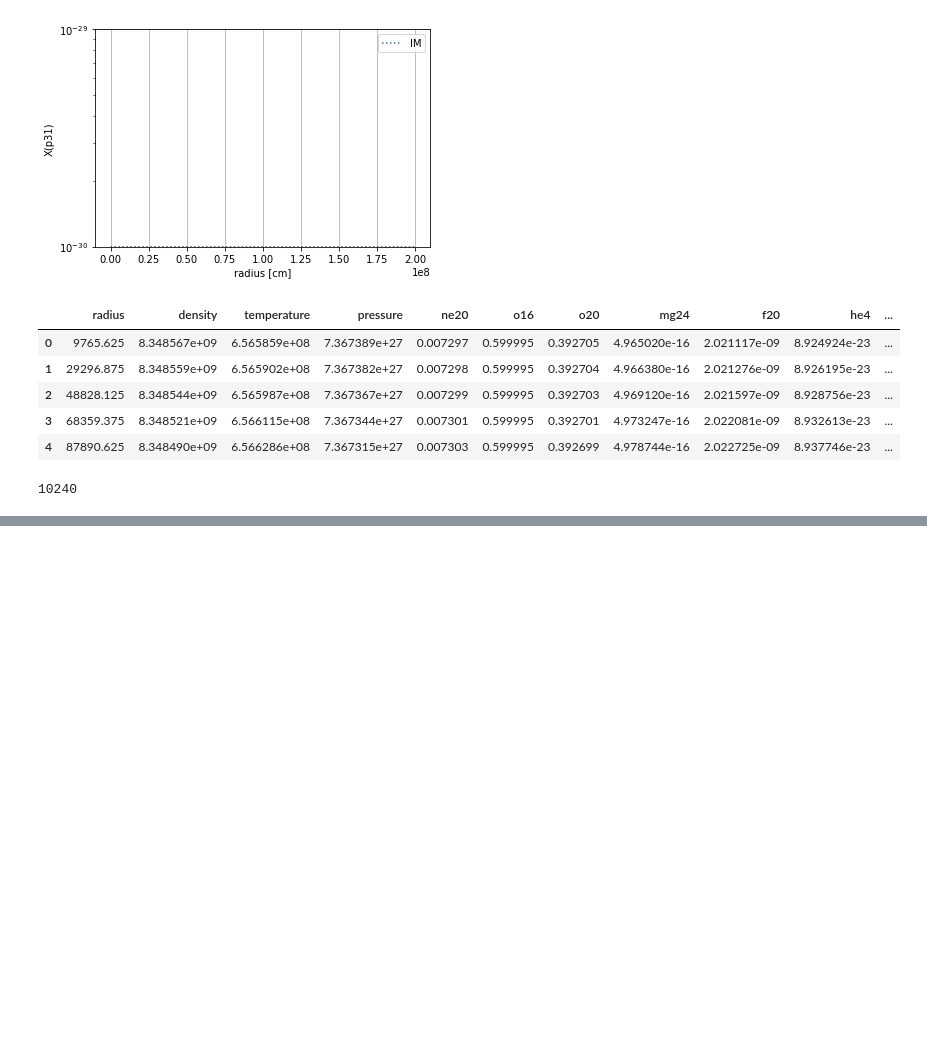
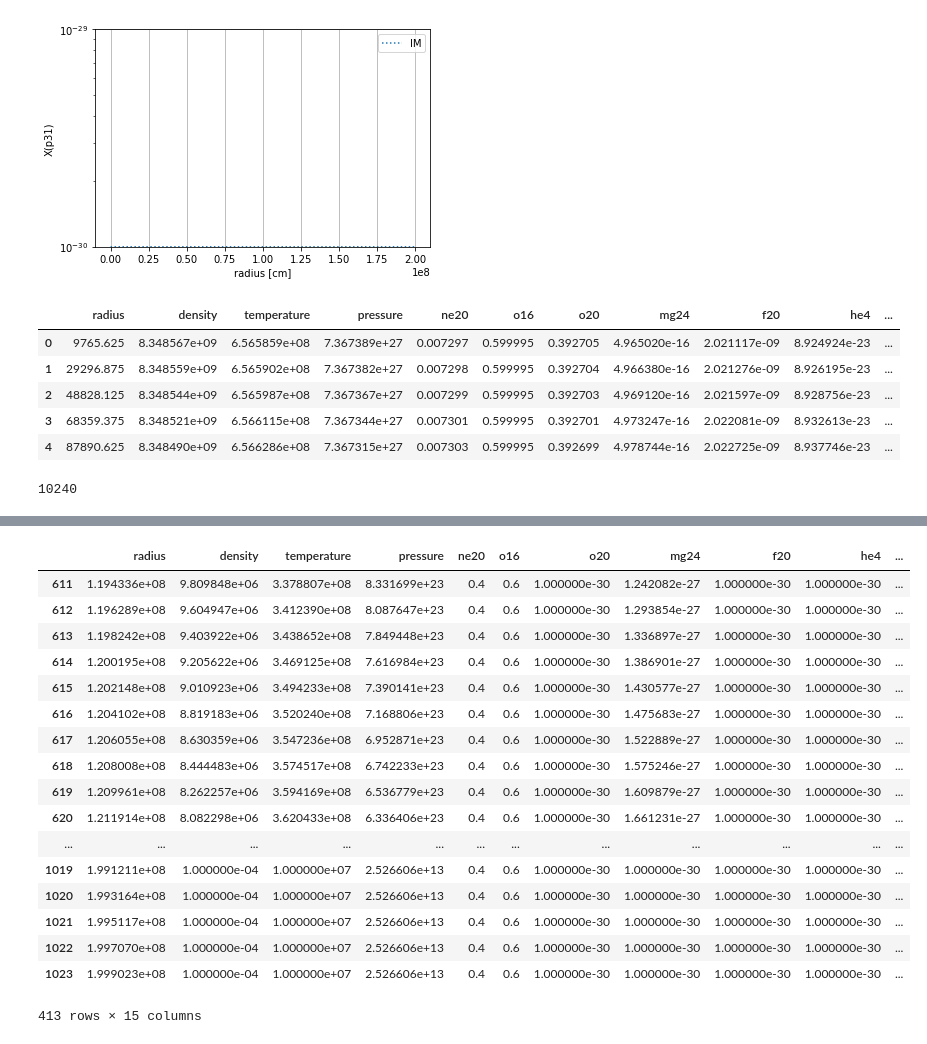
Before and after one commit to XinlongSBU/xinlong_file, a Jupyter notebook: initial-model_prepare/compare_initial-model_MESA.ipynb, the cells around one changed output, grey strips where cells are left out. Cells and saved outputs as stored; diff of their text form; code cells hidden in the pictures; blank space fills up the shorter version.

```diff
--- a/initial-model_prepare/compare_initial-model_MESA.ipynb
+++ b/initial-model_prepare/compare_initial-model_MESA.ipynb
@@ -428,0 +419,21 @@ a['ma']
+# %%
+df[df["density"]<1.e7]
+# %% [output]
+|  | radius | density | temperature | pressure | ne20 | o16 | o20 | mg24 | f20 | he4 | ... |
+| 611 | 1.194336e+08 | 9.809848e+06 | 3.378807e+08 | 8.331699e+23 | 0.4 | 0.6 | 1.000000e-30 | 1.242082e-27 | 1.000000e-30 | 1.000000e-30 | ... |
+| 612 | 1.196289e+08 | 9.604947e+06 | 3.412390e+08 | 8.087647e+23 | 0.4 | 0.6 | 1.000000e-30 | 1.293854e-27 | 1.000000e-30 | 1.000000e-30 | ... |
+| 613 | 1.198242e+08 | 9.403922e+06 | 3.438652e+08 | 7.849448e+23 | 0.4 | 0.6 | 1.000000e-30 | 1.336897e-27 | 1.000000e-30 | 1.000000e-30 | ... |
+| 614 | 1.200195e+08 | 9.205622e+06 | 3.469125e+08 | 7.616984e+23 | 0.4 | 0.6 | 1.000000e-30 | 1.386901e-27 | 1.000000e-30 | 1.000000e-30 | ... |
+| 615 | 1.202148e+08 | 9.010923e+06 | 3.494233e+08 | 7.390141e+23 | 0.4 | 0.6 | 1.000000e-30 | 1.430577e-27 | 1.000000e-30 | 1.000000e-30 | ... |
+| 616 | 1.204102e+08 | 8.819183e+06 | 3.520240e+08 | 7.168806e+23 | 0.4 | 0.6 | 1.000000e-30 | 1.475683e-27 | 1.000000e-30 | 1.000000e-30 | ... |
+| 617 | 1.206055e+08 | 8.630359e+06 | 3.547236e+08 | 6.952871e+23 | 0.4 | 0.6 | 1.000000e-30 | 1.522889e-27 | 1.000000e-30 | 1.000000e-30 | ... |
+| 618 | 1.208008e+08 | 8.444483e+06 | 3.574517e+08 | 6.742233e+23 | 0.4 | 0.6 | 1.000000e-30 | 1.575246e-27 | 1.000000e-30 | 1.000000e-30 | ... |
+| 619 | 1.209961e+08 | 8.262257e+06 | 3.594169e+08 | 6.536779e+23 | 0.4 | 0.6 | 1.000000e-30 | 1.609879e-27 | 1.000000e-30 | 1.000000e-30 | ... |
+| 620 | 1.211914e+08 | 8.082298e+06 | 3.620433e+08 | 6.336406e+23 | 0.4 | 0.6 | 1.000000e-30 | 1.661231e-27 | 1.000000e-30 | 1.000000e-30 | ... |
+| ... | ... | ... | ... | ... | ... | ... | ... | ... | ... | ... | ... |
+| 1019 | 1.991211e+08 | 1.000000e-04 | 1.000000e+07 | 2.526606e+13 | 0.4 | 0.6 | 1.000000e-30 | 1.000000e-30 | 1.000000e-30 | 1.000000e-30 | ... |
+| 1020 | 1.993164e+08 | 1.000000e-04 | 1.000000e+07 | 2.526606e+13 | 0.4 | 0.6 | 1.000000e-30 | 1.000000e-30 | 1.000000e-30 | 1.000000e-30 | ... |
+| 1021 | 1.995117e+08 | 1.000000e-04 | 1.000000e+07 | 2.526606e+13 | 0.4 | 0.6 | 1.000000e-30 | 1.000000e-30 | 1.000000e-30 | 1.000000e-30 | ... |
+| 1022 | 1.997070e+08 | 1.000000e-04 | 1.000000e+07 | 2.526606e+13 | 0.4 | 0.6 | 1.000000e-30 | 1.000000e-30 | 1.000000e-30 | 1.000000e-30 | ... |
+| 1023 | 1.999023e+08 | 1.000000e-04 | 1.000000e+07 | 2.526606e+13 | 0.4 | 0.6 | 1.000000e-30 | 1.000000e-30 | 1.000000e-30 | 1.000000e-30 | ... |
+413 rows × 15 columns
```
Also changed, not shown: parts of 8 cells of this notebook, 3 other files.
